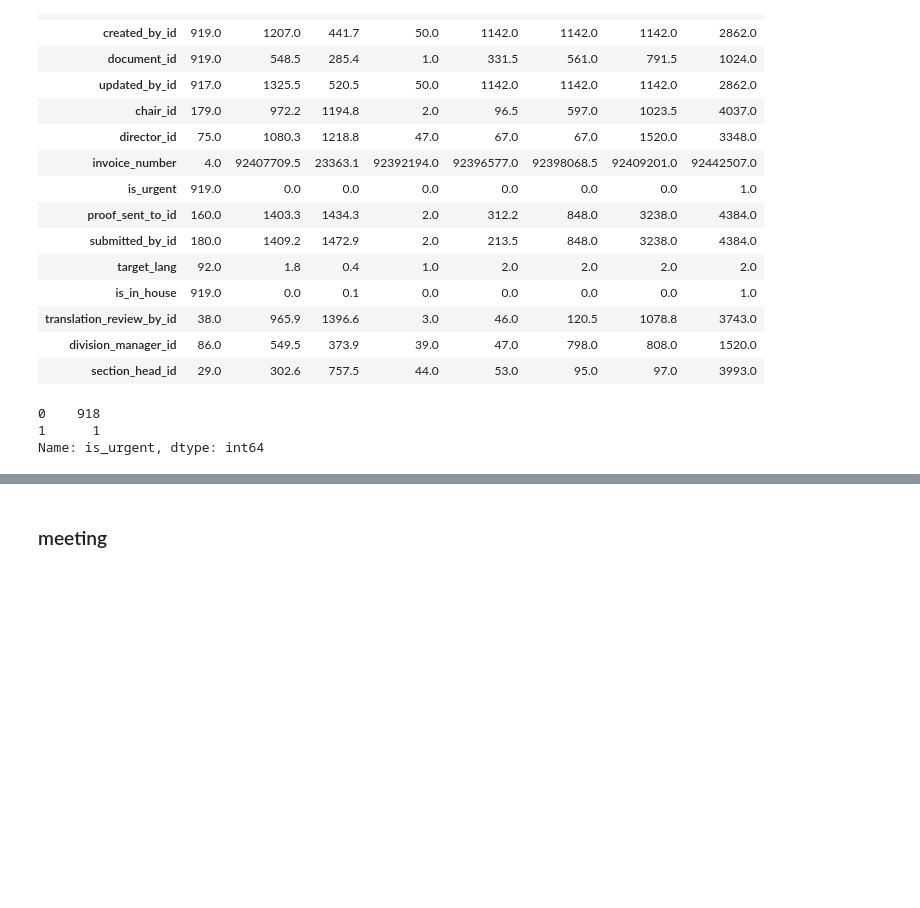
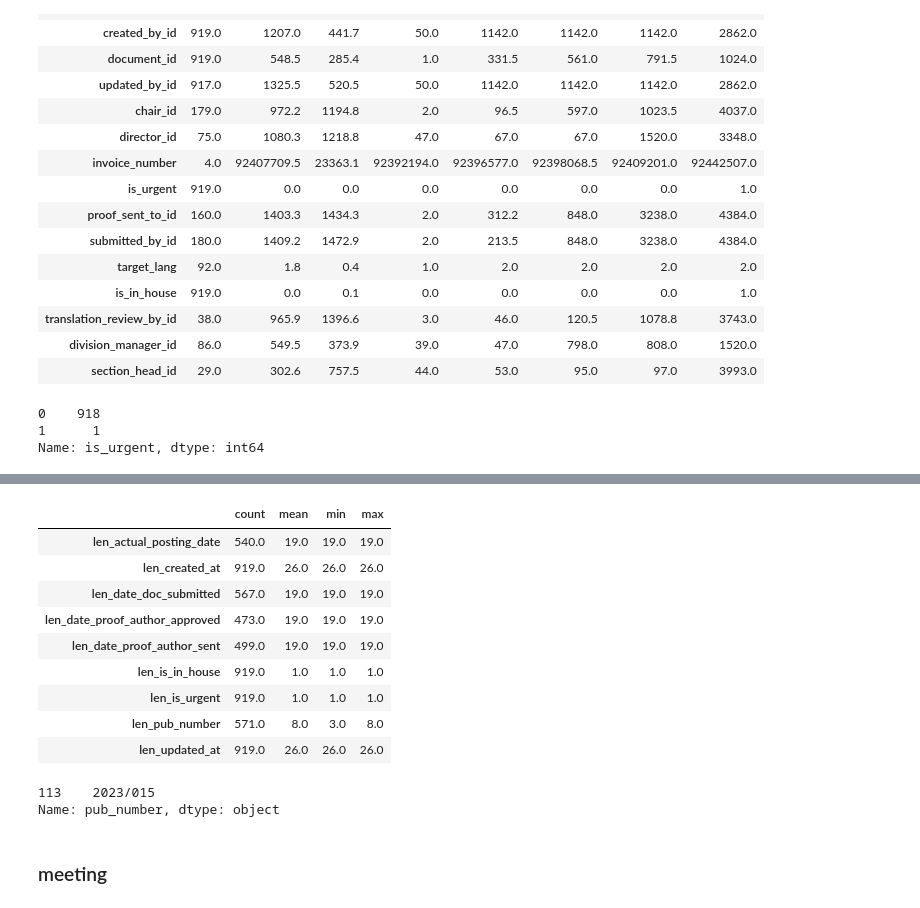
Before and after one commit to KevinCarr42/CSAS-Exploratory-Data-Analysis, a Jupyter notebook: CSAS EDA.ipynb, the cells around one changed output, grey strips where cells are left out. Drawn from its saved outputs; the diff is of its cells as text; code cells hidden in the pictures; blank space fills up the shorter version.

```diff
--- a/CSAS EDA.ipynb
+++ b/CSAS EDA.ipynb
@@ -500,3 +542,31 @@ Name: is_urgent, dtype: int64
+# %%
+# Fields that are commonly filled, and approximate length of the data
+(
+    documenttracking[
+        [x for x in documenttracking.columns if str(x)[0:3]=='len']
+    ]
+    .describe()
+    .T
+    .query('count>200')
+    .sort_index()
+    [['count', 'mean', 'min', 'max']]
+)
+# %% [output]
+|  | count | mean | min | max |
+| len_actual_posting_date | 540.0 | 19.0 | 19.0 | 19.0 |
+| len_created_at | 919.0 | 26.0 | 26.0 | 26.0 |
+| len_date_doc_submitted | 567.0 | 19.0 | 19.0 | 19.0 |
+| len_date_proof_author_approved | 473.0 | 19.0 | 19.0 | 19.0 |
+| len_date_proof_author_sent | 499.0 | 19.0 | 19.0 | 19.0 |
+| len_is_in_house | 919.0 | 1.0 | 1.0 | 1.0 |
+| len_is_urgent | 919.0 | 1.0 | 1.0 | 1.0 |
+| len_pub_number | 571.0 | 8.0 | 3.0 | 8.0 |
+| len_updated_at | 919.0 | 26.0 | 26.0 | 26.0 |
+# %%
+documenttracking.sample().pub_number
+# %% [output]
+113    2023/015
+Name: pub_number, dtype: object
 # %% [markdown]
 ### meeting
 # %%
```
Also changed, not shown: parts of 3 cells of this notebook.
